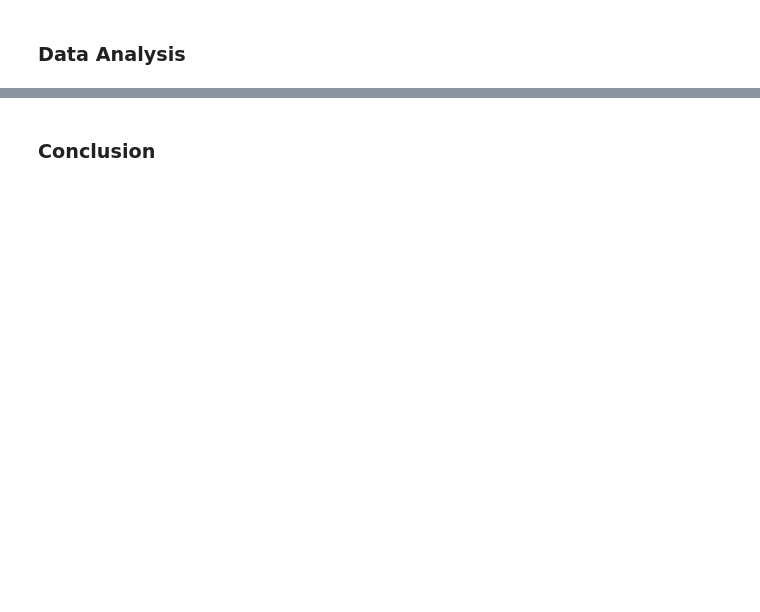
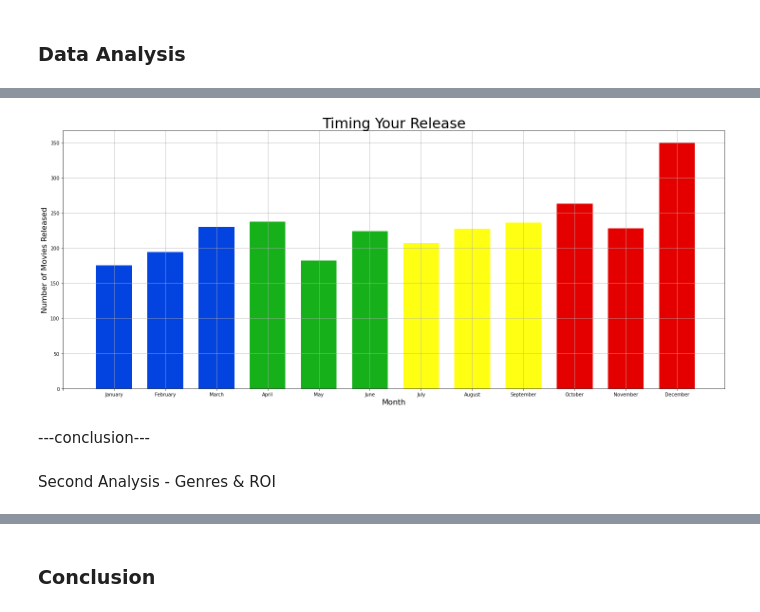
Before and after one commit to simrank3/Phase-1-Project, a Jupyter notebook: student.ipynb, the cells around one changed output, grey strips where cells are left out. Saved outputs shown, nothing was run; the diff lists cells and outputs as text; code cells hidden in the pictures; blank space fills up the shorter version.

Commit message:
two out of three graphs created

```diff
--- a/student.ipynb
+++ b/student.ipynb
@@ -101,0 +135,4 @@ Join imdb_title_basics
+# %%
+# Dropping rows that don't have values (specifically referring to the genres & runtime_minutes column) and rechecking the dataframe
+df4= df_query_output.dropna()
+df4.info()
@@ -101,0 +156,5 @@ Join imdb_title_basics
+# %%
+# convert data type object to datetime
+df4['release_date'] = pd.to_datetime(df4['release_date'])
+# checking the data type
+df4['release_date'].dtype
@@ -101,0 +168,4 @@ Join imdb_title_basics
+# %%
+# Change the date format to month only and creating a dictionary
+df4['release_date'] = df4['release_date'].dt.strftime('%m').astype(int)
+Movies_per_Month = df4['release_date'].value_counts().to_dict()
@@ -101,0 +178,4 @@ Join imdb_title_basics
+# %%
+# Sorting the dictionary
+Months_Sorted = dict(sorted(Movies_per_Month.items()))
+Months_Sorted
@@ -101,0 +223,27 @@ Join imdb_title_basics
+# %%
+#plotting the figure
+plt.figure(figsize=(25, 10))
+plt.bar(x=list(Months_Sorted.keys()), height=list(Months_Sorted.values()), width= 0.7, color= [
+    'xkcd:blue',
+    'xkcd:blue',
+    'xkcd:blue',
+    'xkcd:green',
+    'xkcd:green',
+    'xkcd:green',
+    'xkcd:yellow',
+    'xkcd:yellow',
+    'xkcd:yellow',
+    'xkcd:red',
+    'xkcd:red',
+    'xkcd:red'])
+plt.xlabel('Month', size=16)
+plt.ylabel('Number of Movies Released', size=16)
+plt.title('Timing Your Release', size=30)
+plt.xticks(ticks=range(13), labels=['', 'January', 'February', 'March', 'April', 'May', 'June', 'July', 'August', 'September', 'October', 'November', 'December'])
+plt.grid()
+# %% [output]
+[figure, added]
+# %% [markdown]
+---conclusion---
+# %% [markdown]
+Second Analysis - Genres & ROI
```
Also changed, not shown: parts of 53 cells of this notebook.
